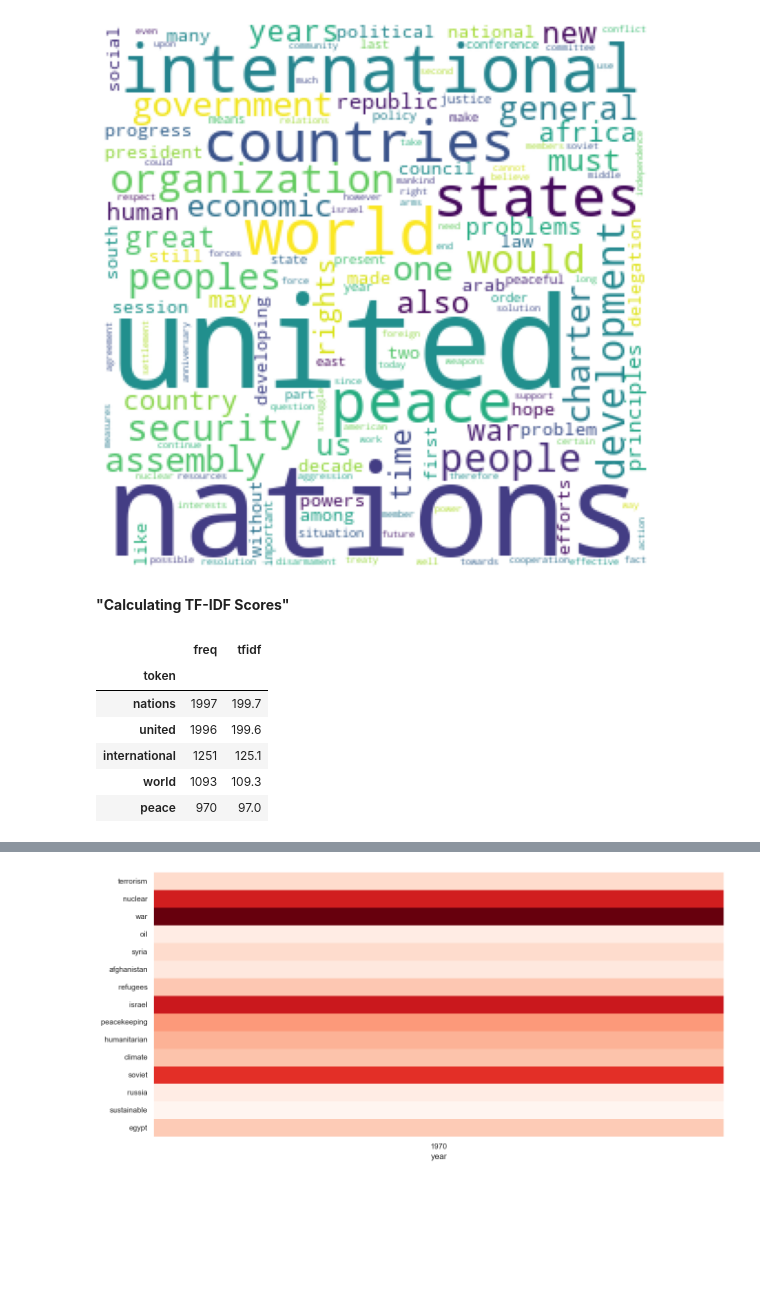
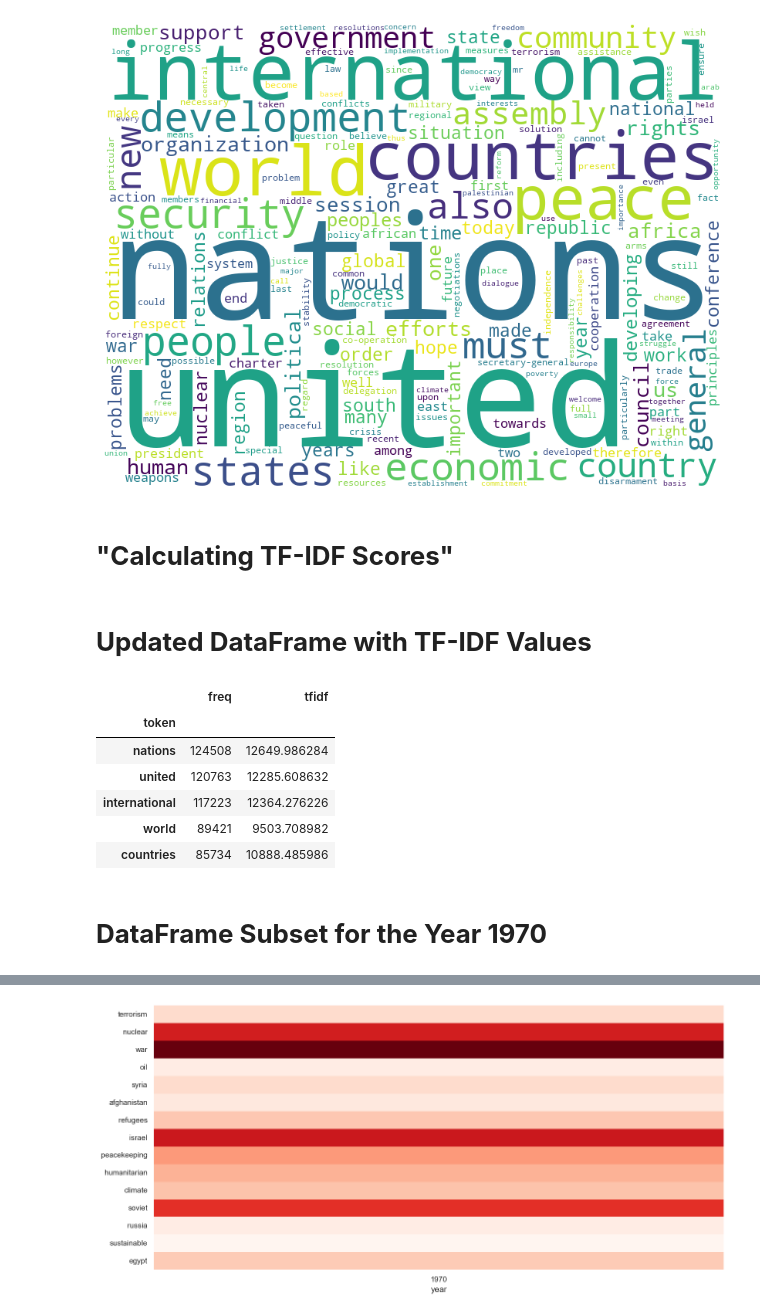
Before and after one commit to KeerthiR02/TextBasedAnalysis, a Jupyter notebook: Classwork 3 (2).ipynb, the cells around one changed output, grey strips where cells are left out. Drawn from its saved outputs; the diff is of its cells as text; code cells hidden in the pictures; blank space fills up the shorter version.

```diff
--- a/Classwork 3 (2).ipynb
+++ b/Classwork 3 (2).ipynb
@@ -56,17 +56,11 @@ df['tokens'] = df['text'].apply(prepare, pipeline=pipeline)
 # %%
-import pandas as pd
 from collections import Counter
-
-# Assuming df is your DataFrame with a column named 'tokens'
-# Replace this sample data with your actual DataFrame
-data = {'tokens': ['apple', 'banana', 'apple', 'orange', 'banana', 'apple']}
-df = pd.DataFrame(data)
-
 counter = Counter()
 df['tokens'].map(counter.update)
-freq_df = pd.DataFrame.from_dict(counter, orient='index', columns=['freq'])
-freq_df = freq_df[freq_df['freq'] >= 1]
-freq_df.index.name = 'tokens'
+freq_df = pd.DataFrame.from_dict(counter, orient='index',
+columns=['freq'])
+freq_df = freq_df.query('freq >= 1')
+freq_df.index.name = 'token'
 freq_df = freq_df.sort_values('freq', ascending=False)
 freq_df.head(10)
 # %% [output]
@@ -115,18 +81,18 @@ Note: you may need to restart the kernel to use updated packages.
 # %%
 from wordcloud import WordCloud
 from matplotlib import pyplot as plt
-wc = WordCloud(background_color='white', width = 300, height=300, margin=2)
+wc = WordCloud(background_color='white', width = 800, height=300, margin=2)
 wc.fit_words(freq_df['freq'].to_dict() )
 plt.figure(figsize = (8, 8), facecolor = None)
 plt.imshow(wc)
 plt.axis("off")
 plt.tight_layout(pad = 0)
 
 plt.show()
 # %% [output]
-[figure, old version]
+[figure, new version]
 # %% [markdown]
-**"Calculating TF-IDF Scores"**
+# **"Calculating TF-IDF Scores"**
 # %%
 import numpy as np
 def compute_idf(df, column='tokens', preprocess=None, min_df=1):
@@ -143,17 +109,21 @@ def compute_idf(df, column='tokens', preprocess=None, min_df=1):
     idf_df.index.name = 'token'
     return idf_df
 idf_df = compute_idf(df)
+# %% [markdown]
+# **Updated DataFrame with TF-IDF Values**
 # %%
 freq_df['tfidf'] = freq_df['freq'] * idf_df['idf']
 freq_df.head()
 # %% [output]
 |  | freq | tfidf |
 | token |  |  |
-| nations | 1997 | 199.7 |
-| united | 1996 | 199.6 |
-| international | 1251 | 125.1 |
-| world | 1093 | 109.3 |
-| peace | 970 | 97.0 |
+| nations | 124508 | 12649.986284 |
+| united | 120763 | 12285.608632 |
+| international | 117223 | 12364.276226 |
+| world | 89421 | 9503.708982 |
+| countries | 85734 | 10888.485986 |
+# %% [markdown]
+# **DataFrame Subset for the Year 1970**
 # %%
 df= df[df['year']==1970]
 df.head(20)
```
Also changed, not shown: parts of 16 cells of this notebook.
